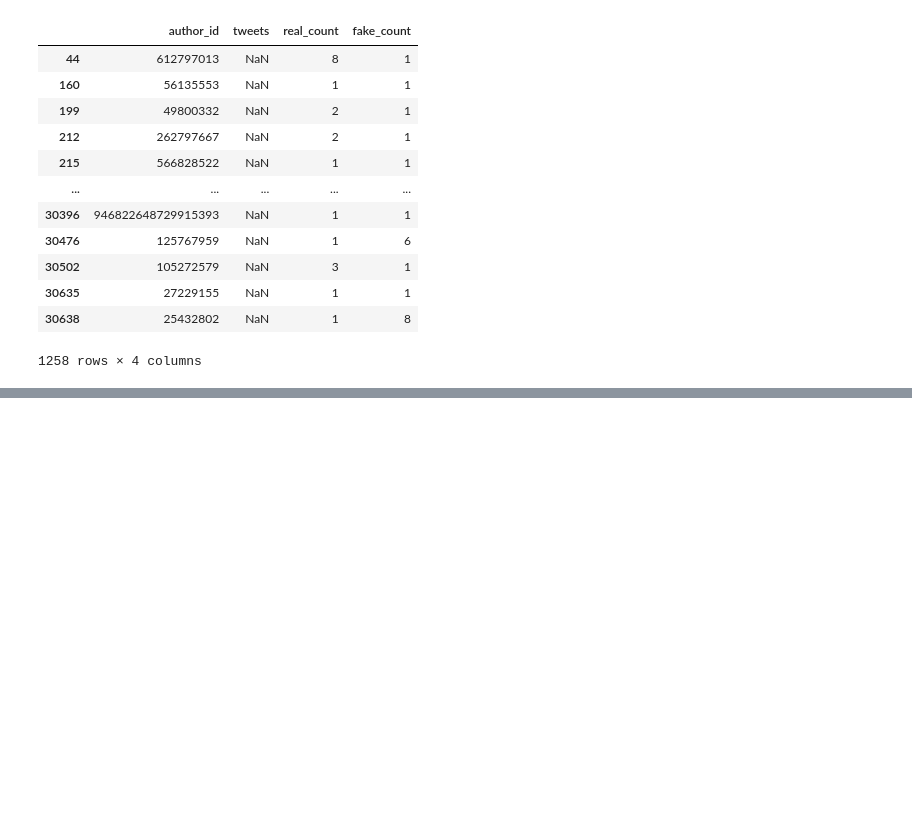
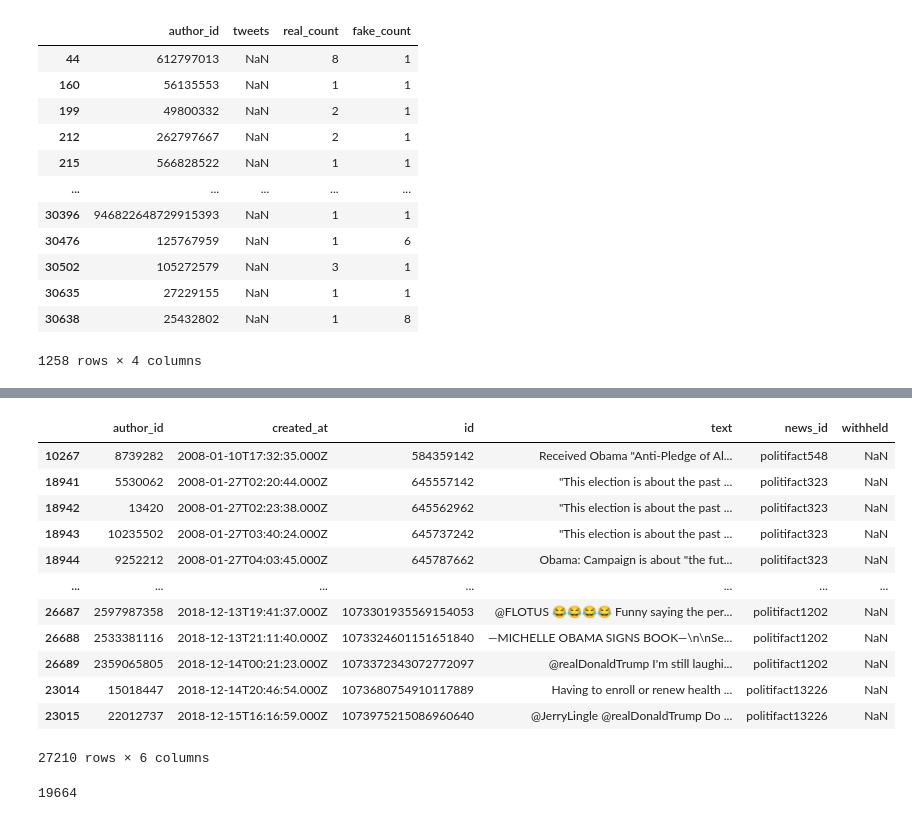
Before and after one commit to vtrikoupis/masters-thesis, a Jupyter notebook: processing.ipynb, the cells around one changed output, grey strips where cells are left out. Saved outputs shown, nothing was run; the diff lists cells and outputs as text; code cells hidden in the pictures; blank space fills up the shorter version.

```diff
--- a/processing.ipynb
+++ b/processing.ipynb
@@ -97,11 +109,11 @@ filtered_g_real = pd.read_csv('processed-data/scraped_text/gossipcop_real_with_s
 # %% [markdown]
 ### 3. Fetching the original article for the real news in the politifact dataset
 # %%
-# if 'text' not in politifact_real:
-#     politifact_real['text'] = ''
-# for index, url in enumerate(tqdm(politifact_real['news_url'])):
-#     if politifact_real['text'].iloc[index] == '':
-#         if type(url) != float:
-#             if urlparse(url).scheme:
-#                 if politifact_real['text'].iloc[index] == '':
-#                     politifact_real['text'].iloc[index] = process_url(url)
+if 'text' not in politifact_real:
+    politifact_real['text'] = ''
+for index, url in enumerate(tqdm(politifact_real['news_url'])):
+    if politifact_real['text'].iloc[index] == '':
+        if type(url) != float:
+            if urlparse(url).scheme:
+                if politifact_real['text'].iloc[index] == '':
+                    politifact_real['text'].iloc[index] = process_url(url)
@@ -108,11 +138,12 @@ filtered_g_real = pd.read_csv('processed-data/scraped_text/gossipcop_real_with_s
 # %% [markdown]
 ### 4. Fetching the original article for the fake news in the politifact dataset
 # %%
-# if 'text' not in politifact_fake:
-#     politifact_fake['text'] = ''
-# for index, url in enumerate(tqdm(politifact_fake['news_url'])):
-#     if politifact_fake['text'].iloc[index] == '':
-#         if type(url) != float:
-#             if urlparse(url).scheme:
-#                 if politifact_fake['text'].iloc[index] == '':
-#                     politifact_fake['text'].iloc[index] = process_url(url)
+
+if 'text' not in politifact_fake:
+    politifact_fake['text'] = ''
+for index, url in enumerate(tqdm(politifact_fake['news_url'])):
+    if politifact_fake['text'].iloc[index] == '':
+        if type(url) != float:
+            if urlparse(url).scheme:
+                if politifact_fake['text'].iloc[index] == '':
+                    politifact_fake['text'].iloc[index] = process_url(url)
@@ -188,3 +221,5 @@ filtered_p_real
+# %%
+filtered_p_real = pd.read_csv('processed-data/scraped_text_filtered/politifact_real_manually_checked.csv')
 # %% [markdown]
 ### 8. Tweet processing
 
@@ -196,8 +231,9 @@ filtered_p_real
 4. Process the response and construct an object with the data of interest
 # %%
 politifact_real_tweet_data = []
+politifact_real_tweet_dataframe = pd.DataFrame(columns=['news_id'])
+
 response_count = 0
-
 try:
     politifact_real_tweet_dataframe
 except NameError:
@@ -688,0 +770,20 @@ tweets_by_author.to_csv("processed-data/tweets-by-author-politifact.csv")
+# %%
+politifact_real_df.sort_values('created_at')
+# %% [output]
+|  | author_id | created_at | id | text | news_id | withheld |
+| 10267 | 8739282 | 2008-01-10T17:32:35.000Z | 584359142 | Received Obama "Anti-Pledge of Al... | politifact548 | NaN |
+| 18941 | 5530062 | 2008-01-27T02:20:44.000Z | 645557142 | "This election is about the past ... | politifact323 | NaN |
+| 18942 | 13420 | 2008-01-27T02:23:38.000Z | 645562962 | "This election is about the past ... | politifact323 | NaN |
+| 18943 | 10235502 | 2008-01-27T03:40:24.000Z | 645737242 | "This election is about the past ... | politifact323 | NaN |
+| 18944 | 9252212 | 2008-01-27T04:03:45.000Z | 645787662 | Obama: Campaign is about "the fut... | politifact323 | NaN |
+| ... | ... | ... | ... | ... | ... | ... |
+| 26687 | 2597987358 | 2018-12-13T19:41:37.000Z | 1073301935569154053 | @FLOTUS 😂😂😂😂 Funny saying the per... | politifact1202 | NaN |
+| 26688 | 2533381116 | 2018-12-13T21:11:40.000Z | 1073324601151651840 | —MICHELLE OBAMA SIGNS BOOK—\n\nSe... | politifact1202 | NaN |
+| 26689 | 2359065805 | 2018-12-14T00:21:23.000Z | 1073372343072772097 | @realDonaldTrump I'm still laughi... | politifact1202 | NaN |
+| 23014 | 15018447 | 2018-12-14T20:46:54.000Z | 1073680754910117889 | Having to enroll or renew health ... | politifact13226 | NaN |
+| 23015 | 22012737 | 2018-12-15T16:16:59.000Z | 1073975215086960640 | @JerryLingle @realDonaldTrump Do ... | politifact13226 | NaN |
+27210 rows × 6 columns
+# %%
+len(politifact_real_df['author_id'].unique())
+# %% [output]
+19664
```
Also changed, not shown: parts of 15 cells of this notebook, 3 other files.
